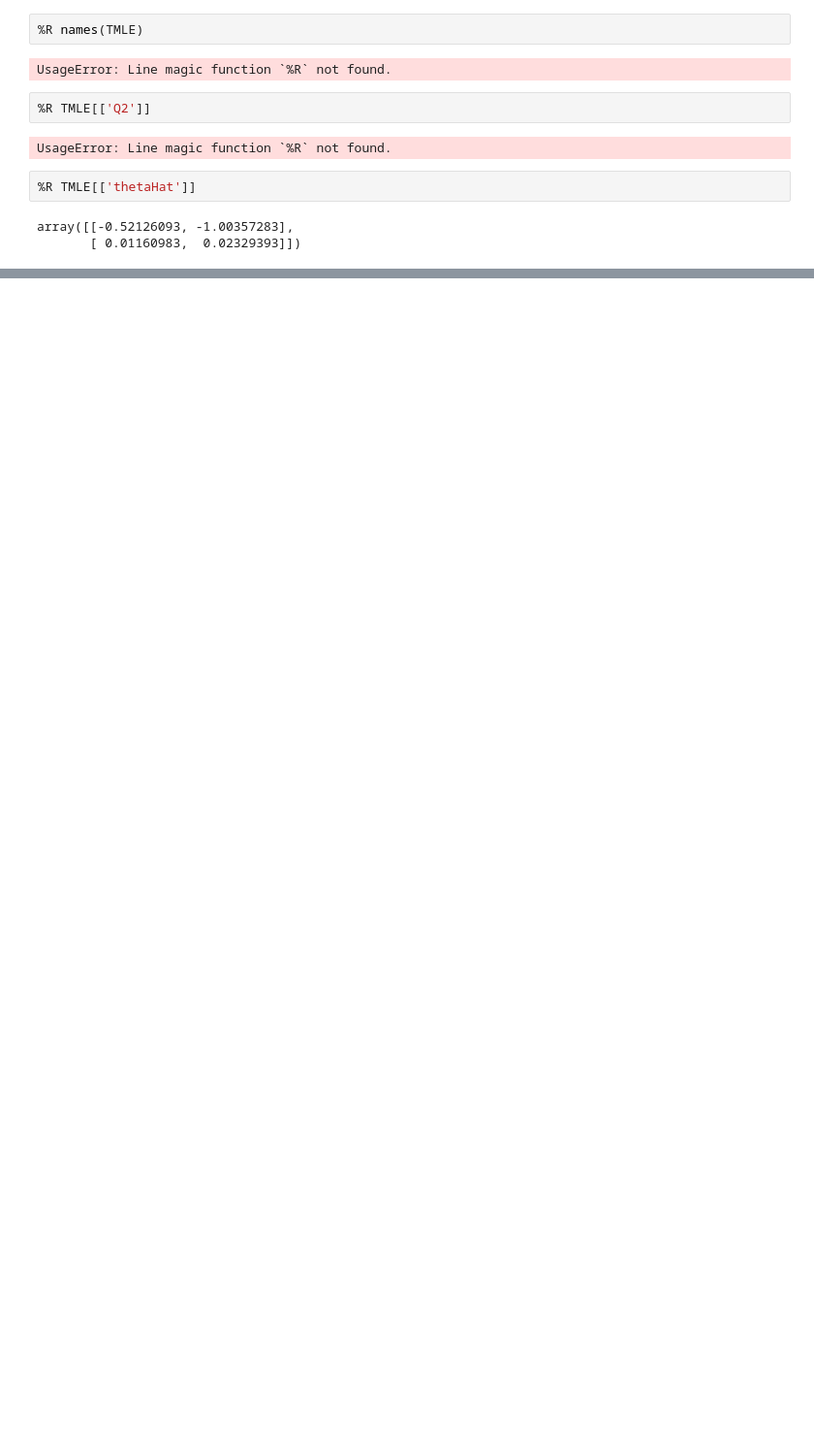
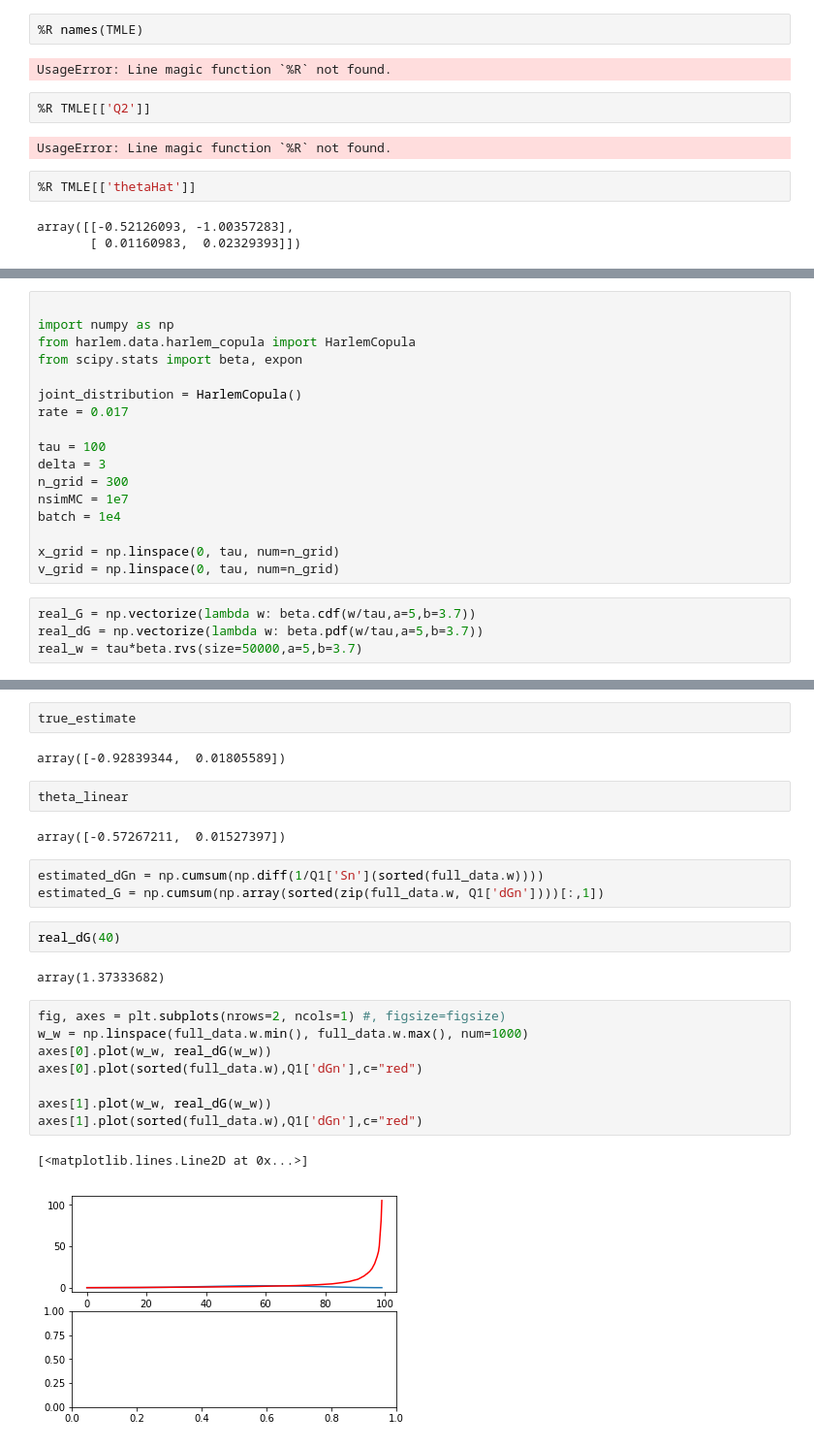
Before and after one commit to mrpozzi/Arlem, a Jupyter notebook: notebooks/harlem_demo.ipynb, the cells around one changed output, grey strips where cells are left out. Shown at 97% size. Drawn from its saved outputs; the diff is of its cells as text; blank space fills up the shorter version.

```diff
--- a/notebooks/harlem_demo.ipynb
+++ b/notebooks/harlem_demo.ipynb
@@ -374,0 +393,21 @@ array([[-0.52126093, -1.00357283],
+# %%
+
+import numpy as np
+from harlem.data.harlem_copula import HarlemCopula
+from scipy.stats import beta, expon
+
+joint_distribution = HarlemCopula()
+rate = 0.017
+
+tau = 100
+delta = 3
+n_grid = 300
+nsimMC = 1e7
+batch = 1e4
+
+x_grid = np.linspace(0, tau, num=n_grid)
+v_grid = np.linspace(0, tau, num=n_grid)
+# %%
+real_G = np.vectorize(lambda w: beta.cdf(w/tau,a=5,b=3.7))
+real_dG = np.vectorize(lambda w: beta.pdf(w/tau,a=5,b=3.7))
+real_w = tau*beta.rvs(size=50000,a=5,b=3.7)
@@ -374,0 +482,26 @@ array([[-0.52126093, -1.00357283],
+# %%
+true_estimate
+# %% [output]
+array([-0.92839344,  0.01805589])
+# %%
+theta_linear
+# %% [output]
+array([-0.57267211,  0.01527397])
+# %%
+estimated_dGn = np.cumsum(np.diff(1/Q1['Sn'](sorted(full_data.w))))
+estimated_G = np.cumsum(np.array(sorted(zip(full_data.w, Q1['dGn'])))[:,1])
+# %%
+real_dG(40)
+# %% [output]
+array(1.37333682)
+# %%
+fig, axes = plt.subplots(nrows=2, ncols=1) #, figsize=figsize)
+w_w = np.linspace(full_data.w.min(), full_data.w.max(), num=1000)
+axes[0].plot(w_w, real_dG(w_w))
+axes[0].plot(sorted(full_data.w),Q1['dGn'],c="red")
+
+axes[1].plot(w_w, real_dG(w_w))
+axes[1].plot(sorted(full_data.w),Q1['dGn'],c="red")
+# %% [output]
+[<matplotlib.lines.Line2D at 0x...>]
+[figure, added]
```
Also changed, not shown: parts of 50 cells of this notebook, 8 other files.
